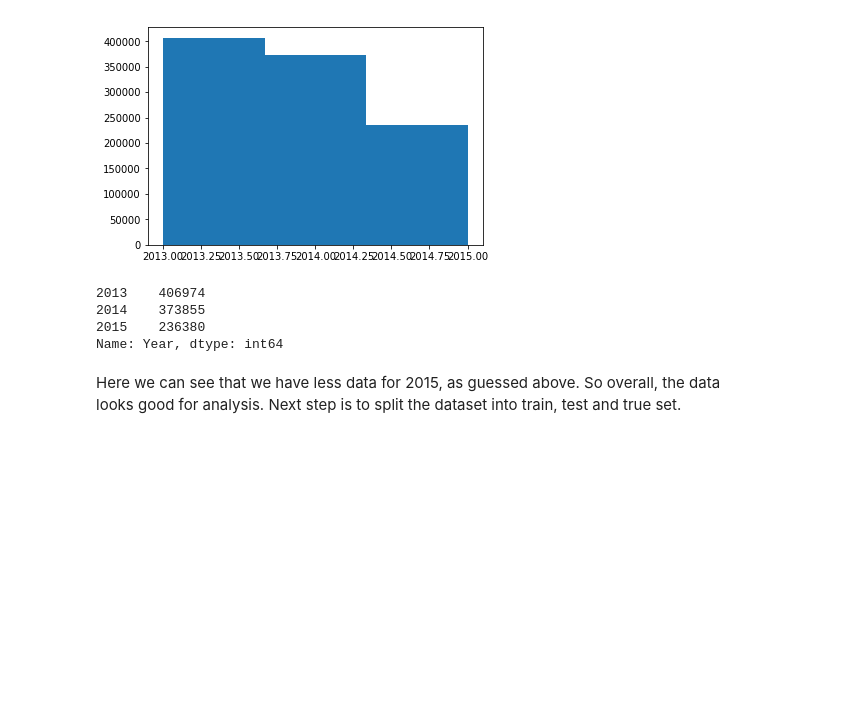
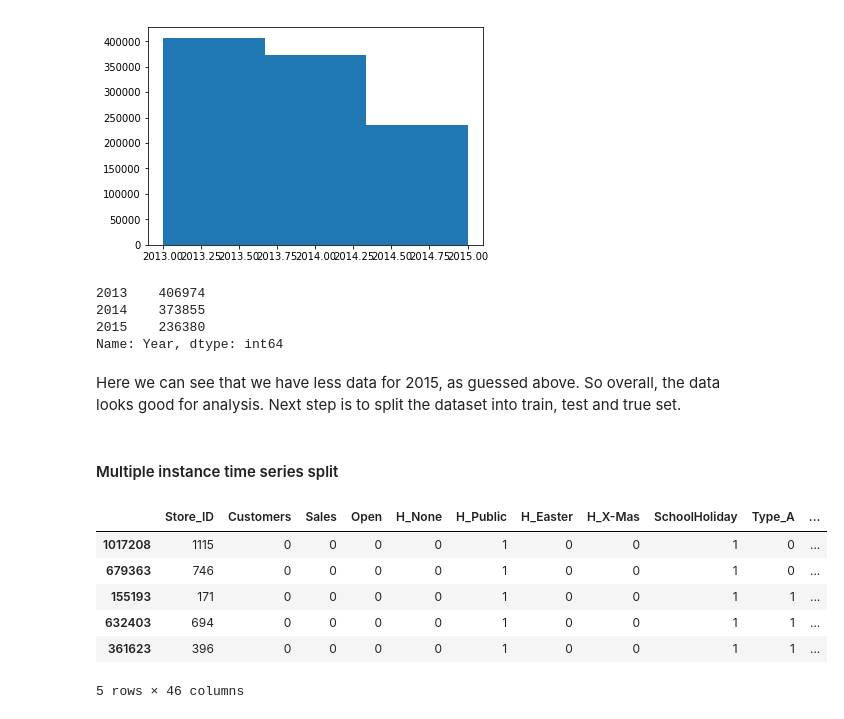
Before and after one commit to manuelfreude/sales-forecast-retail, a Jupyter notebook: Rossmann sales prediction.ipynb, the cells around one changed output. Drawn from its saved outputs; the diff is of its cells as text; code cells hidden in the pictures; blank space fills up the shorter version.

```diff
--- a/Rossmann sales prediction.ipynb
+++ b/Rossmann sales prediction.ipynb
@@ -164,3 +167,19 @@ data['Year'].value_counts()
 Name: Year, dtype: int64
 # %% [markdown]
 Here we can see that we have less data for 2015, as guessed above. So overall, the data looks good for analysis. Next step is to split the dataset into train, test and true set.
+# %% [markdown]
+#### Multiple instance time series split
+# %%
+# making sure we sort the dataset by date to set ground for time series split
+
+data.sort_values('Date', inplace=True);
+
+data.head()
+# %% [output]
+|  | Store_ID | Customers | Sales | Open | H_None | H_Public | H_Easter | H_X-Mas | SchoolHoliday | Type_A | ... |
+| 1017208 | 1115 | 0 | 0 | 0 | 0 | 1 | 0 | 0 | 1 | 0 | ... |
+| 679363 | 746 | 0 | 0 | 0 | 0 | 1 | 0 | 0 | 1 | 0 | ... |
+| 155193 | 171 | 0 | 0 | 0 | 0 | 1 | 0 | 0 | 1 | 1 | ... |
+| 632403 | 694 | 0 | 0 | 0 | 0 | 1 | 0 | 0 | 1 | 1 | ... |
+| 361623 | 396 | 0 | 0 | 0 | 0 | 1 | 0 | 0 | 1 | 1 | ... |
+5 rows × 46 columns
```
Also changed, not shown: parts of 26 cells of this notebook.
